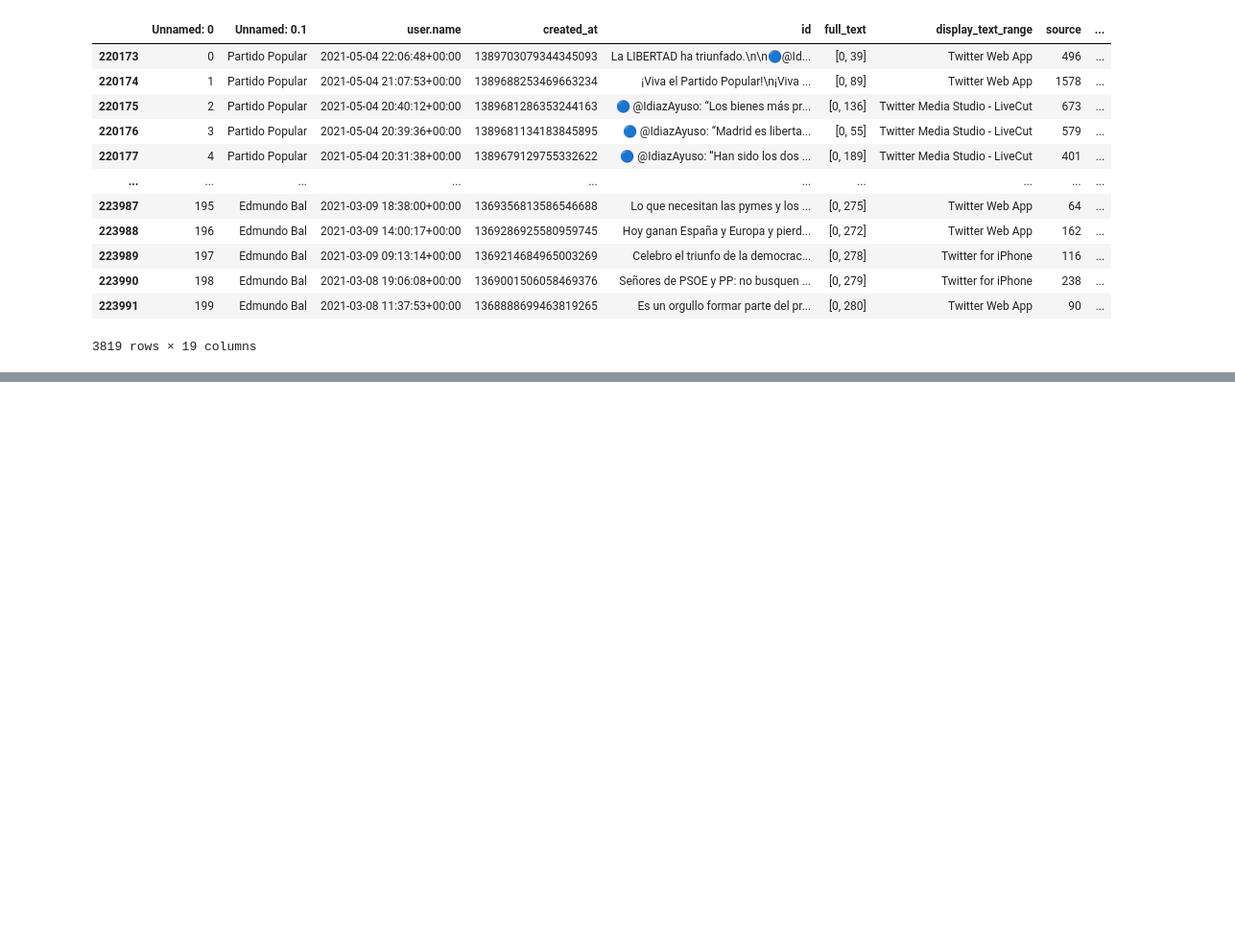
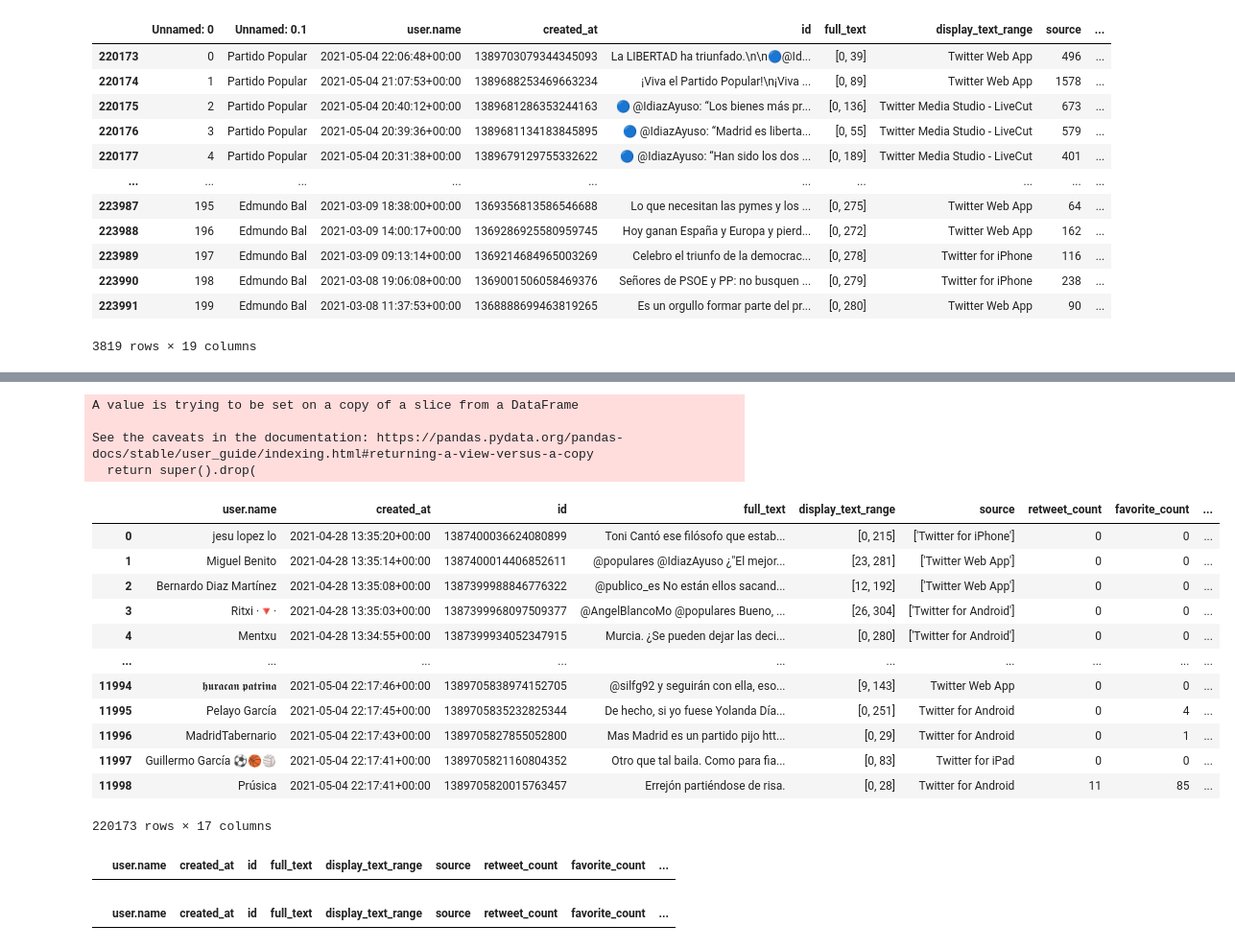
Before and after one commit to ssarahreyes/political_spanish_sentiment, a Jupyter notebook: notebooks/editing_final_database.ipynb, the cells around one changed output, grey strips where cells are left out. Shown at 96% size. Cells and saved outputs as stored; diff of their text form; code cells hidden in the pictures; blank space fills up the shorter version.

```diff
--- a/notebooks/editing_final_database.ipynb
+++ b/notebooks/editing_final_database.ipynb
@@ -422,0 +476,23 @@ db_tweets[db_tweets['partido'] == 'publicación']
+# %%
+db_antiguo.drop(columns='Unnamed: 0.1', inplace=True)
+# %% [output]
+A value is trying to be set on a copy of a slice from a DataFrame
+
+See the caveats in the documentation: https://pandas.pydata.org/pandas-docs/stable/user_guide/indexing.html#returning-a-view-versus-a-copy
+  return super().drop(
+# %%
+db_antiguo
+# %% [output]
+|  | user.name | created_at | id | full_text | display_text_range | source | retweet_count | favorite_count | ... |
+| 0 | jesu lopez lo | 2021-04-28 13:35:20+00:00 | 1387400036624080899 | Toni Cantó ese filósofo que estab... | [0, 215] | ['Twitter for iPhone'] | 0 | 0 | ... |
+| 1 | Miguel Benito | 2021-04-28 13:35:14+00:00 | 1387400014406852611 | @populares @IdiazAyuso ¿"El mejor... | [23, 281] | ['Twitter Web App'] | 0 | 0 | ... |
+| 2 | Bernardo Diaz Martínez | 2021-04-28 13:35:08+00:00 | 1387399988846776322 | @publico_es No están ellos sacand... | [12, 192] | ['Twitter Web App'] | 0 | 0 | ... |
+| 3 | Ritxi ·🔻· | 2021-04-28 13:35:03+00:00 | 1387399968097509377 | @AngelBlancoMo @populares Bueno, ... | [26, 304] | ['Twitter for Android'] | 0 | 0 | ... |
+| 4 | Mentxu | 2021-04-28 13:34:55+00:00 | 1387399934052347915 | Murcia. ¿Se pueden dejar las deci... | [0, 280] | ['Twitter for Android'] | 0 | 0 | ... |
+| ... | ... | ... | ... | ... | ... | ... | ... | ... | ... |
+| 11994 | 𝖍𝖚𝖗𝖆𝖈𝖆𝖓 𝖕𝖆𝖙𝖗𝖎𝖓𝖆 | 2021-05-04 22:17:46+00:00 | 1389705838974152705 | @silfg92 y seguirán con ella, eso... | [9, 143] | Twitter Web App | 0 | 0 | ... |
+| 11995 | Pelayo García | 2021-05-04 22:17:45+00:00 | 1389705835232825344 | De hecho, si yo fuese Yolanda Día... | [0, 251] | Twitter for Android | 0 | 4 | ... |
+| 11996 | MadridTabernario | 2021-05-04 22:17:43+00:00 | 1389705827855052800 | Mas Madrid es un partido pijo htt... | [0, 29] | Twitter for Android | 0 | 1 | ... |
+| 11997 | Guillermo García ⚽🏀🏐 | 2021-05-04 22:17:41+00:00 | 1389705821160804352 | Otro que tal baila. Como para fia... | [0, 83] | Twitter for iPad | 0 | 0 | ... |
+| 11998 | Prúsica | 2021-05-04 22:17:41+00:00 | 1389705820015763457 | Errejón partiéndose de risa. | [0, 28] | Twitter for Android | 11 | 85 | ... |
+220173 rows × 17 columns
@@ -422,0 +505,8 @@ db_tweets[db_tweets['partido'] == 'publicación']
+# %%
+db_final_noindex[db_final_noindex['partido'] == 'publicación']
+# %% [output]
+|  | user.name | created_at | id | full_text | display_text_range | source | retweet_count | favorite_count | ... |
+# %%
+db_final_noindex[db_final_noindex['tipo de post'] == 'general']
+# %% [output]
+|  | user.name | created_at | id | full_text | display_text_range | source | retweet_count | favorite_count | ... |
```
Also changed, not shown: parts of 25 cells of this notebook, 15 other files.
